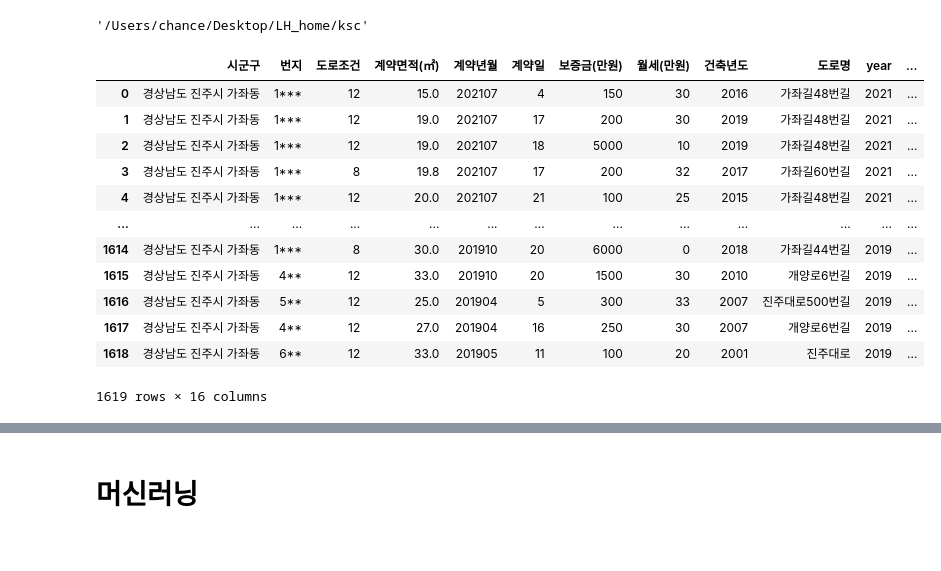
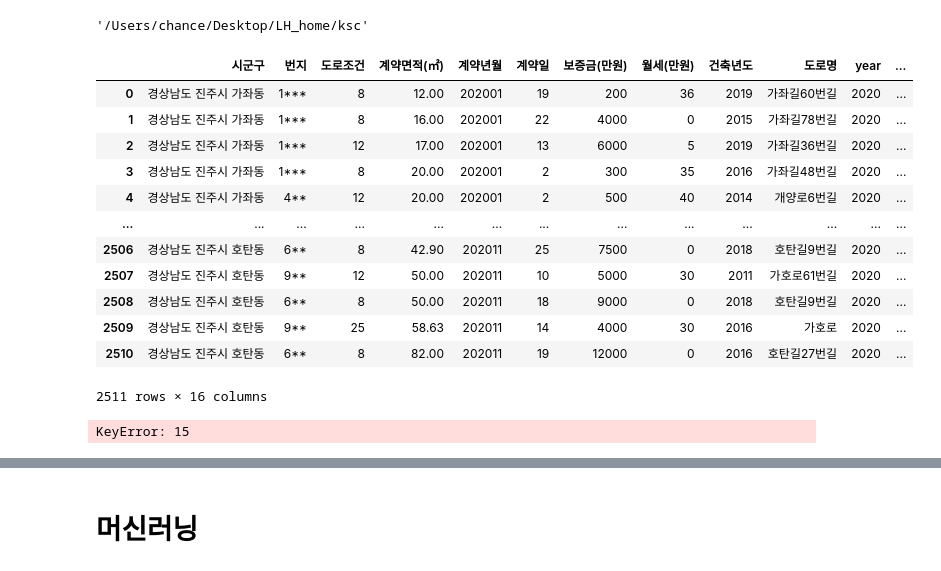
Before and after one commit to ChanceMKR/LH_home, a Jupyter notebook: ksc/lh_home.ipynb, the cells around one changed output, grey strips where cells are left out. Drawn from its saved outputs; the diff is of its cells as text; code cells hidden in the pictures.

```diff
--- a/ksc/lh_home.ipynb
+++ b/ksc/lh_home.ipynb
@@ -17,7 +17,7 @@ folder = os.listdir()
 
 file = []
 for f in folder:
-    if "실거래가" in f:
+    if "단독다가구" in f:
         data = pd.read_csv("./" + f, encoding="cp949", skiprows=15)
         data = data[list(data.columns[:11])]
         file.append(data)
@@ -54,43 +54,43 @@ gajwa = pd.get_dummies(gajwa, columns = ["전월세구분"])
 #gajwa = pd.get_dummies(gajwa, columns = ["도로명"])
 
 # 계약년월 기준으로 전월세전환율 입력하기
 rate = pd.read_csv("./지역별_전월세전환율_20221112193907.csv", encoding="cp949")
 rate = rate.T
 rate = rate[2:]
 
 month = []
 for r in rate.index:
     new = "".join(r.split("."))
     month.append(int(new))
 
 rate["계약년월"] = month
 rate.columns = ["전월세전환율", "계약년월"]
 rate.head()
 
 gajwa = pd.merge(left=gajwa, right=rate, how="inner", on="계약년월")
 
 keep = [int("".join(k.split(","))) for k in gajwa["보증금(만원)"]]
 gajwa["보증금(만원)"] = keep
 
 
 # 전월세전환율 기준으로 보증금+월세의 가치를 전세로 치환하여 value column으로 만들어준다.
 value=[round(gajwa["월세(만원)"][i] * 12 / (gajwa["전월세전환율"][i]/100) + gajwa["보증금(만원)"][i]) for i in range(len(gajwa))]
 gajwa["전세전환가격"] = value
 #gajwa["도로별 전세값평균"] = gajwa.groupby("도로명").전세전환가격.transform("mean")
 
 gajwa
 # %% [output]
 |  | 시군구 | 번지 | 도로조건 | 계약면적(㎡) | 계약년월 | 계약일 | 보증금(만원) | 월세(만원) | 건축년도 | 도로명 | year | ... |
-| 0 | 경상남도 진주시 가좌동 | 1*** | 12 | 15.0 | 202107 | 4 | 150 | 30 | 2016 | 가좌길48번길 | 2021 | ... |
-| 1 | 경상남도 진주시 가좌동 | 1*** | 12 | 19.0 | 202107 | 17 | 200 | 30 | 2019 | 가좌길48번길 | 2021 | ... |
-| 2 | 경상남도 진주시 가좌동 | 1*** | 12 | 19.0 | 202107 | 18 | 5000 | 10 | 2019 | 가좌길48번길 | 2021 | ... |
-| 3 | 경상남도 진주시 가좌동 | 1*** | 8 | 19.8 | 202107 | 17 | 200 | 32 | 2017 | 가좌길60번길 | 2021 | ... |
-| 4 | 경상남도 진주시 가좌동 | 1*** | 12 | 20.0 | 202107 | 21 | 100 | 25 | 2015 | 가좌길48번길 | 2021 | ... |
+| 0 | 경상남도 진주시 가좌동 | 1*** | 8 | 12.00 | 202001 | 19 | 200 | 36 | 2019 | 가좌길60번길 | 2020 | ... |
+| 1 | 경상남도 진주시 가좌동 | 1*** | 8 | 16.00 | 202001 | 22 | 4000 | 0 | 2015 | 가좌길78번길 | 2020 | ... |
+| 2 | 경상남도 진주시 가좌동 | 1*** | 12 | 17.00 | 202001 | 13 | 6000 | 5 | 2019 | 가좌길36번길 | 2020 | ... |
+| 3 | 경상남도 진주시 가좌동 | 1*** | 8 | 20.00 | 202001 | 2 | 300 | 35 | 2016 | 가좌길48번길 | 2020 | ... |
+| 4 | 경상남도 진주시 가좌동 | 4** | 12 | 20.00 | 202001 | 2 | 500 | 40 | 2014 | 개양로6번길 | 2020 | ... |
 | ... | ... | ... | ... | ... | ... | ... | ... | ... | ... | ... | ... | ... |
-| 1614 | 경상남도 진주시 가좌동 | 1*** | 8 | 30.0 | 201910 | 20 | 6000 | 0 | 2018 | 가좌길44번길 | 2019 | ... |
-| 1615 | 경상남도 진주시 가좌동 | 4** | 12 | 33.0 | 201910 | 20 | 1500 | 30 | 2010 | 개양로6번길 | 2019 | ... |
-| 1616 | 경상남도 진주시 가좌동 | 5** | 12 | 25.0 | 201904 | 5 | 300 | 33 | 2007 | 진주대로500번길 | 2019 | ... |
-| 1617 | 경상남도 진주시 가좌동 | 4** | 12 | 27.0 | 201904 | 16 | 250 | 30 | 2007 | 개양로6번길 | 2019 | ... |
-| 1618 | 경상남도 진주시 가좌동 | 6** | 12 | 33.0 | 201905 | 11 | 100 | 20 | 2001 | 진주대로 | 2019 | ... |
+| 2506 | 경상남도 진주시 호탄동 | 6** | 8 | 42.90 | 202011 | 25 | 7500 | 0 | 2018 | 호탄길9번길 | 2020 | ... |
+| 2507 | 경상남도 진주시 호탄동 | 9** | 12 | 50.00 | 202011 | 10 | 5000 | 30 | 2011 | 가호로61번길 | 2020 | ... |
+| 2508 | 경상남도 진주시 호탄동 | 6** | 8 | 50.00 | 202011 | 18 | 9000 | 0 | 2018 | 호탄길9번길 | 2020 | ... |
+| 2509 | 경상남도 진주시 호탄동 | 9** | 25 | 58.63 | 202011 | 14 | 4000 | 30 | 2016 | 가호로 | 2020 | ... |
+| 2510 | 경상남도 진주시 호탄동 | 6** | 8 | 82.00 | 202011 | 19 | 12000 | 0 | 2016 | 호탄길27번길 | 2020 | ... |
-1619 rows × 16 columns
+2511 rows × 16 columns
 # %%
@@ -98,4 +98,25 @@ gajwa
 # gajwa = gajwa[gajwa.전월세구분 == "월세"]
 # gajwa = pd.DataFrame.drop(gajwa, columns=["전월세구분"], axis=1)
 # gajwa
+# %%
+# 도로명 결측치 제거
+
+indexNames = []
+for i in range(len(gajwa["도로명"])):
+    if "번길" not in gajwa["도로명"][i]:
+        indexNames.append(i)
+
+gajwa.drop(indexNames, inplace=True)
+
+
+
+indexNames2 = []
+for i in range(len(gajwa["시군구"])):
+    if "호탄동" in gajwa["시군구"][i]:
+        indexNames2.append(i)
+
+gajwa.drop(indexNames2, inplace=True)
+gajwa
+# %% [output]
+KeyError: 15
 # %%
```
Also changed, not shown: parts of 18 cells of this notebook, 21 other files.
